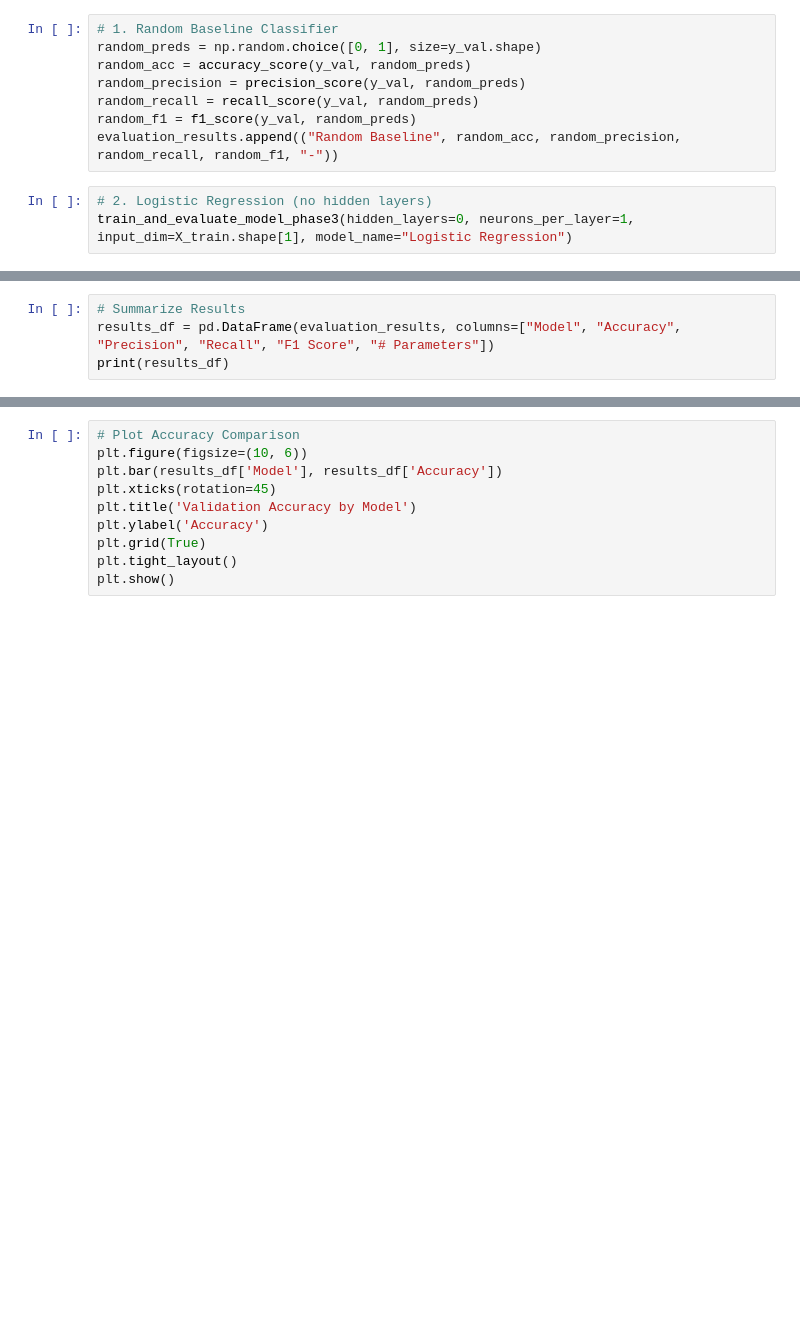
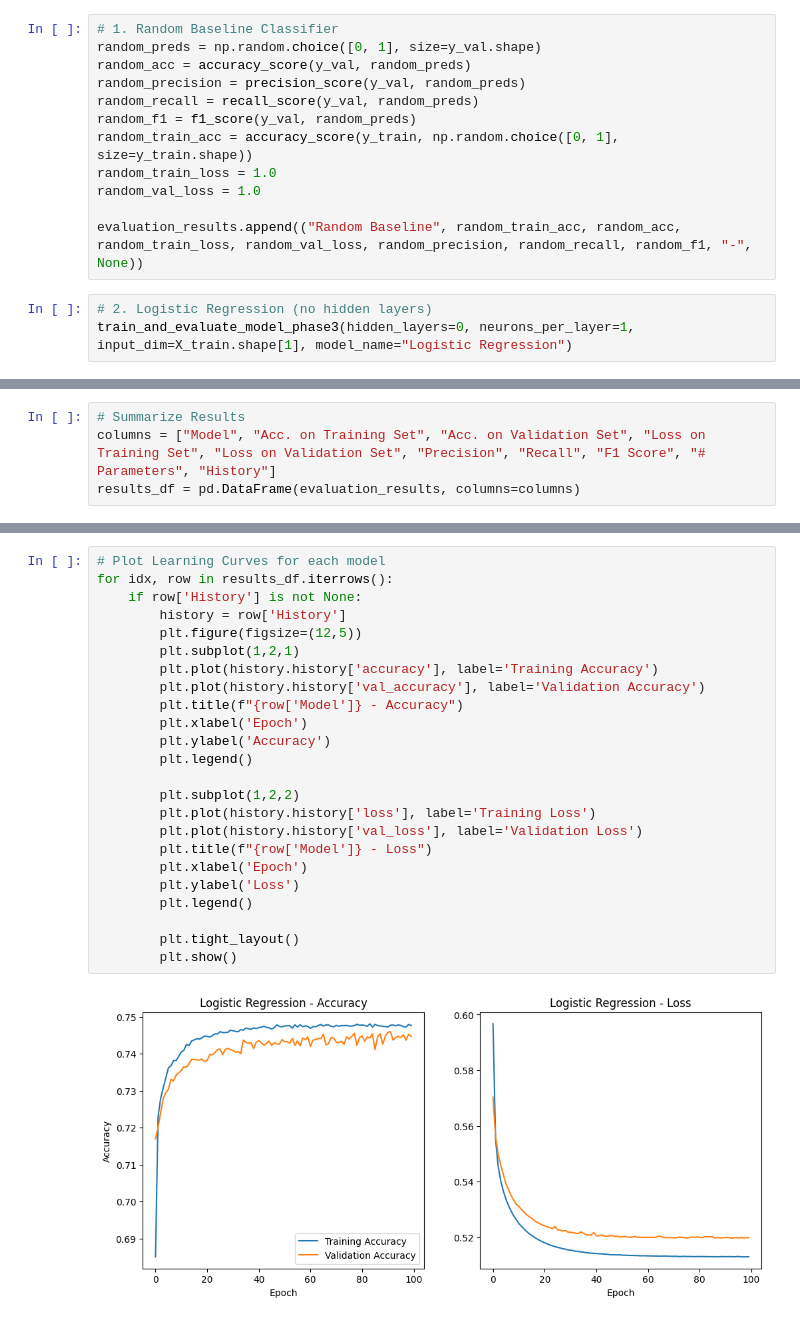
Before and after one commit to LucasChaney/CMPSCI4300, a Jupyter notebook: Final_Project/Final_Proj.ipynb, the cells around one changed output, grey strips where cells are left out. Cells and saved outputs as stored; diff of their text form; blank space fills up the shorter version.

```diff
--- a/Final_Project/Final_Proj.ipynb
+++ b/Final_Project/Final_Proj.ipynb
@@ -182,7 +244,11 @@ random_acc = accuracy_score(y_val, random_preds)
 random_precision = precision_score(y_val, random_preds)
 random_recall = recall_score(y_val, random_preds)
 random_f1 = f1_score(y_val, random_preds)
-evaluation_results.append(("Random Baseline", random_acc, random_precision, random_recall, random_f1, "-"))
+random_train_acc = accuracy_score(y_train, np.random.choice([0, 1], size=y_train.shape))
+random_train_loss = 1.0
+random_val_loss = 1.0
+
+evaluation_results.append(("Random Baseline", random_train_acc, random_acc, random_train_loss, random_val_loss, random_precision, random_recall, random_f1, "-", None))
 # %%
 # 2. Logistic Regression (no hidden layers)
 train_and_evaluate_model_phase3(hidden_layers=0, neurons_per_layer=1, input_dim=X_train.shape[1], model_name="Logistic Regression")
@@ -204,4 +277,4 @@ for name, layers in architectures.items():
 # %%
 # Summarize Results
-results_df = pd.DataFrame(evaluation_results, columns=["Model", "Accuracy", "Precision", "Recall", "F1 Score", "# Parameters"])
-print(results_df)
+columns = ["Model", "Acc. on Training Set", "Acc. on Validation Set", "Loss on Training Set", "Loss on Validation Set", "Precision", "Recall", "F1 Score", "# Parameters", "History"]
+results_df = pd.DataFrame(evaluation_results, columns=columns)
@@ -213,10 +319,26 @@ print(best_model)
 # %%
-# Plot Accuracy Comparison
-plt.figure(figsize=(10, 6))
-plt.bar(results_df['Model'], results_df['Accuracy'])
-plt.xticks(rotation=45)
-plt.title('Validation Accuracy by Model')
-plt.ylabel('Accuracy')
-plt.grid(True)
-plt.tight_layout()
-plt.show()
+# Plot Learning Curves for each model
+for idx, row in results_df.iterrows():
+    if row['History'] is not None:
+        history = row['History']
+        plt.figure(figsize=(12,5))
+        plt.subplot(1,2,1)
+        plt.plot(history.history['accuracy'], label='Training Accuracy')
+        plt.plot(history.history['val_accuracy'], label='Validation Accuracy')
+        plt.title(f"{row['Model']} - Accuracy")
+        plt.xlabel('Epoch')
+        plt.ylabel('Accuracy')
+        plt.legend()
+
+        plt.subplot(1,2,2)
+        plt.plot(history.history['loss'], label='Training Loss')
+        plt.plot(history.history['val_loss'], label='Validation Loss')
+        plt.title(f"{row['Model']} - Loss")
+        plt.xlabel('Epoch')
+        plt.ylabel('Loss')
+        plt.legend()
+
+        plt.tight_layout()
+        plt.show()
+# %% [output]
+[figure, added]
```
Also changed, not shown: parts of 15 cells of this notebook, 7 other files.
